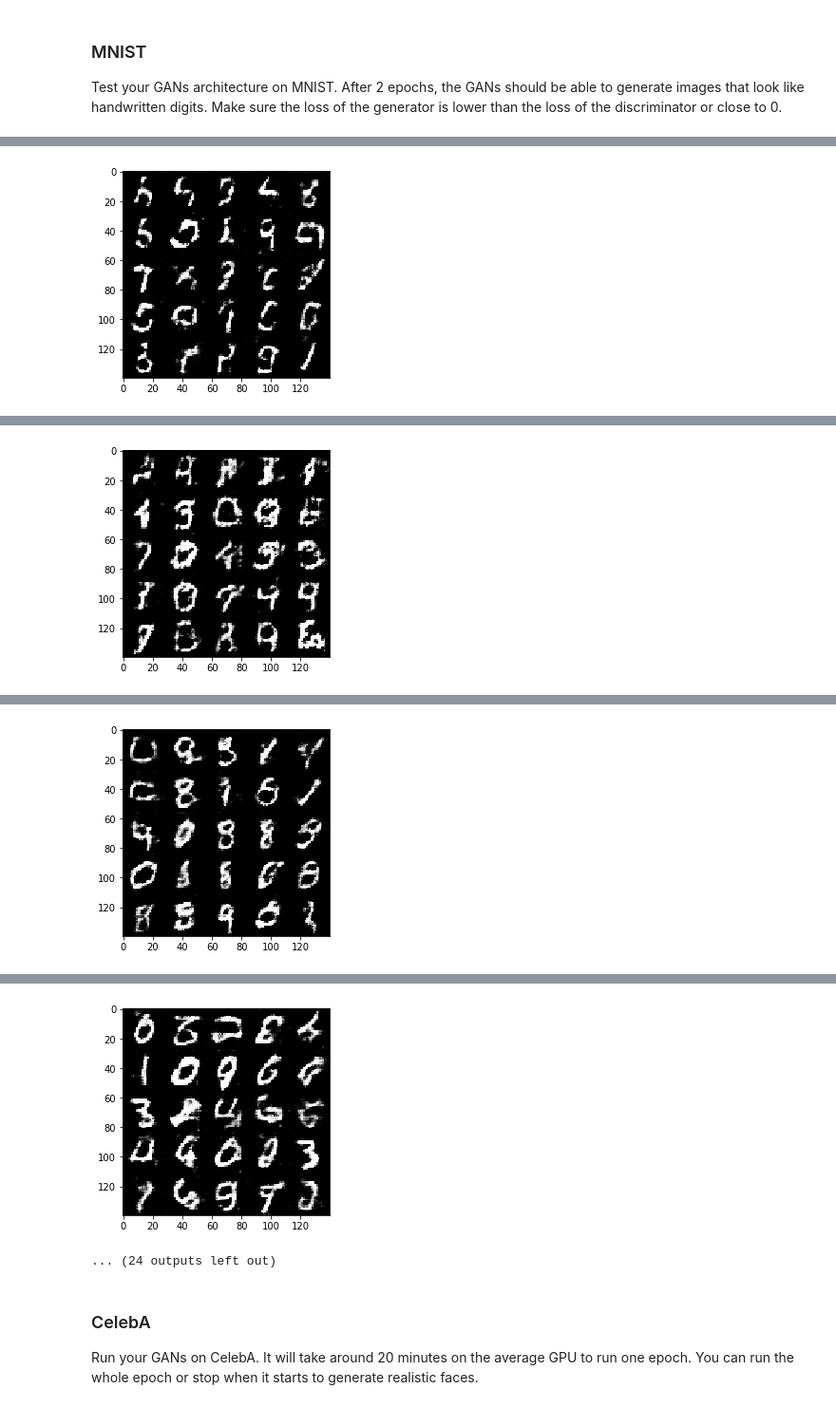
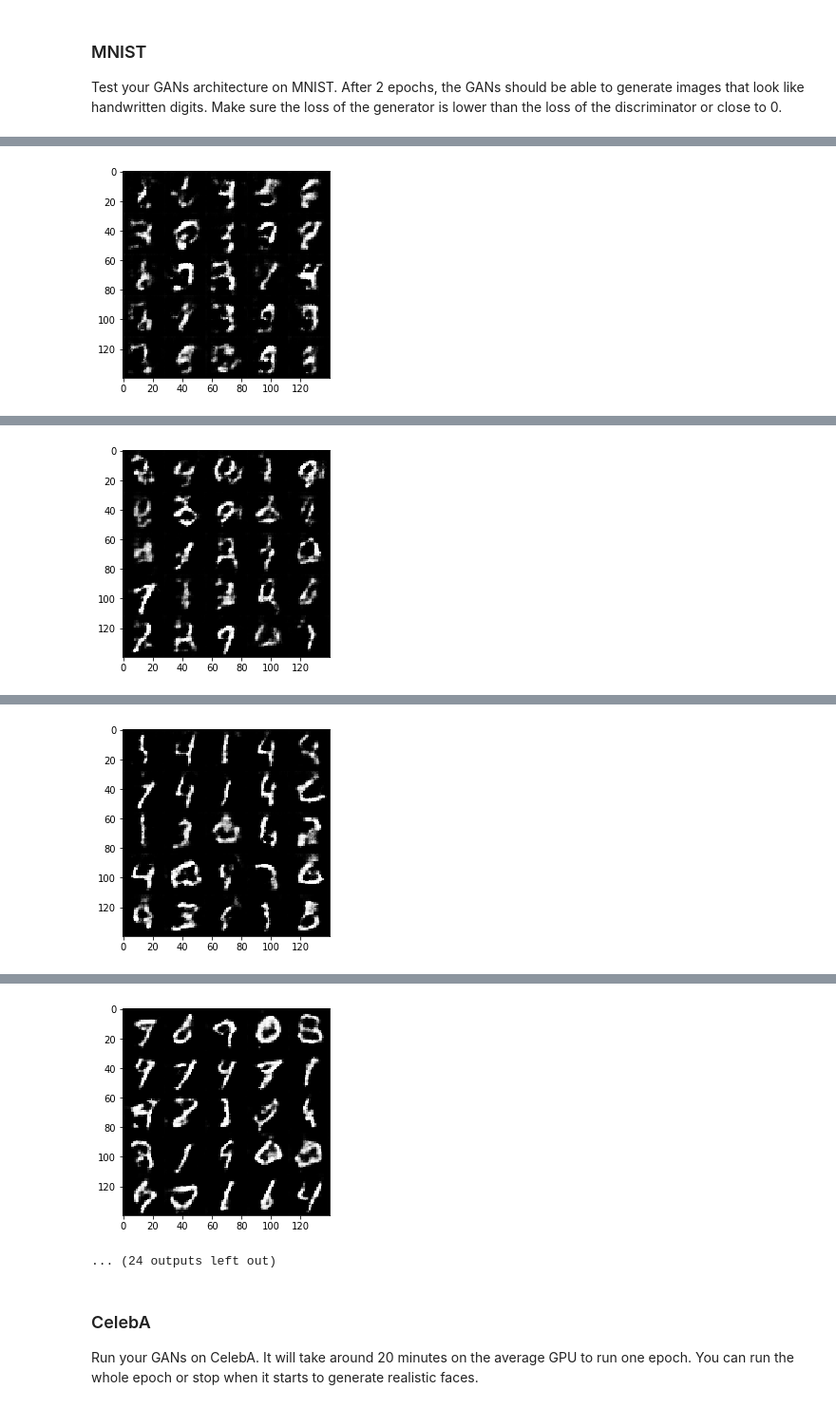
Before and after one commit to tituslungu/DLND_Project5_Face_Generation_GANs, a Jupyter notebook: dlnd_face_generation.ipynb, the cells around one changed output, grey strips where cells are left out. Shown at 95% size. Saved outputs shown, nothing was run; the diff lists cells and outputs as text; code cells hidden in the pictures.

```diff
--- a/dlnd_face_generation.ipynb
+++ b/dlnd_face_generation.ipynb
@@ -389,6 +385,8 @@ def train(epoch_count, batch_size, z_dim, learning_rate, beta1, get_batches, dat
 
                 z = np.random.uniform(-1, 1, size=(batch_size, z_dim))
 
+                batch_images *= 2
+
                 _ = sess.run(d_opt, feed_dict={real_inputs: batch_images, z_inputs: z, learn_rate: learning_rate})
                 _ = sess.run(g_opt, feed_dict={real_inputs: batch_images, z_inputs: z, learn_rate: learning_rate})
 
@@ -413,7 +411,7 @@ Test your GANs architecture on MNIST.  After 2 epochs, the GANs should be able t
 # %%
 batch_size = 64 #32 or 64
 z_dim = 100
-learning_rate = 0.005 #0.0002 - 0.0008
+learning_rate = 0.001 #0.0002 - 0.0008
 beta1 = 0.35 #0.2 - 0.5
 
 
@@ -439 +433 @@ Epoch 1/2... Discriminator Loss: 1.2341... Generator Loss: 0.7401
-[figure, old version]
+[figure, new version]
@@ -442 +435 @@ Epoch 1/2... Discriminator Loss: 1.2141... Generator Loss: 0.6725
-[figure, old version]
+[figure, new version]
@@ -445 +437 @@ Epoch 1/2... Discriminator Loss: 1.4248... Generator Loss: 0.4862
-[figure, old version]
+[figure, new version]
@@ -448,4 +439,4 @@ Epoch 1/2... Discriminator Loss: 1.0739... Generator Loss: 1.0385
-[figure, old version]
+[figure, new version]
 ... (24 outputs left out)
 # %% [markdown]
 ### CelebA
```
Also changed, not shown: parts of 5 cells of this notebook, 1 other file.
